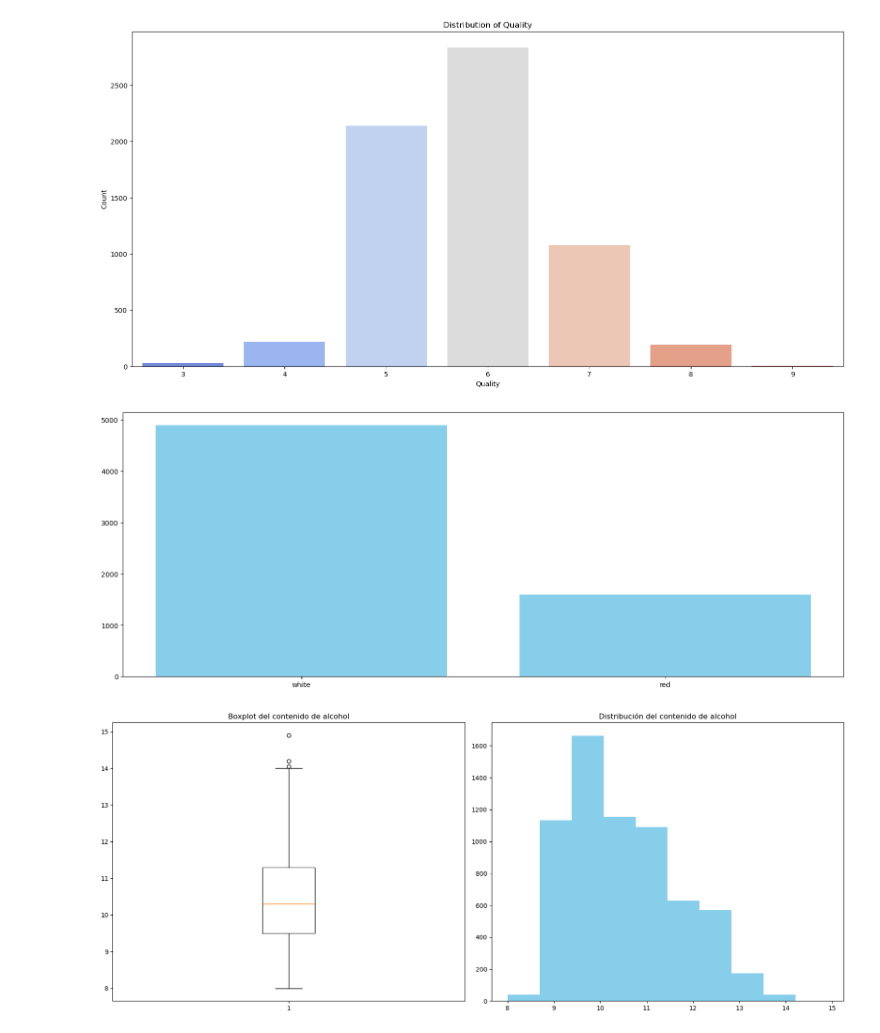
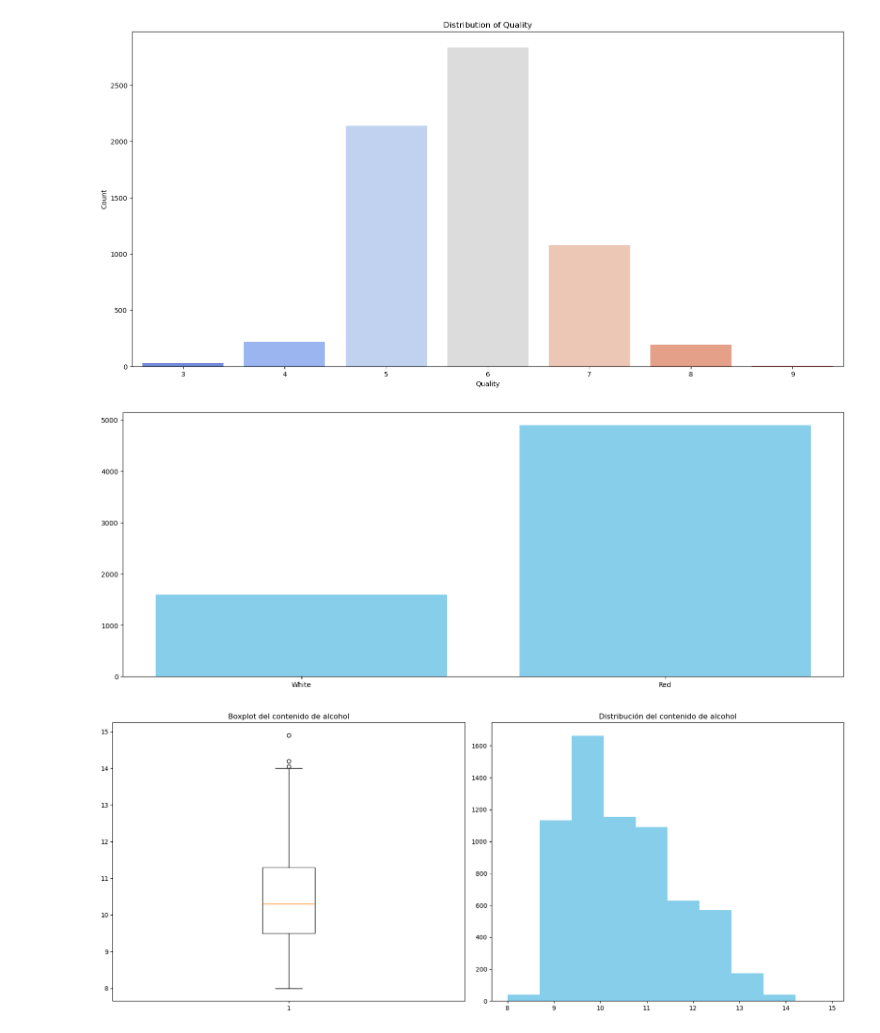
Before and after one commit to pdro-ruiz/Data-Science-Projects, a Jupyter notebook: Machine Learning Projects/Wine Quality Prediction/wine_quality.ipynb, the cells around one changed output. Cells and saved outputs as stored; diff of their text form; code cells hidden in the pictures.

```diff
--- a/Machine Learning Projects/Wine Quality Prediction/wine_quality.ipynb
+++ b/Machine Learning Projects/Wine Quality Prediction/wine_quality.ipynb
@@ -84,0 +148,3 @@ df.describe()
+# %%
+encoder = LabelEncoder()
+df['type'] = encoder.fit_transform(df['type'])
@@ -99,9 +176,3 @@ sulphates                4
 alcohol                  0
 quality                  0
 dtype: int64
-# %%
-for col in df.columns:
-    if df[col].isnull().sum() > 0:
-        df[col].fillna(df[col].mean(), inplace=True)
-
-df.isnull().sum()
@@ -122,0 +185,6 @@ dtype: int64
+# %%
+imputer = KNNImputer(n_neighbors=5)
+
+df = pd.DataFrame(imputer.fit_transform(df), columns=df.columns)
+
+df.isnull().sum()
@@ -134,14 +223,14 @@ plt.show()
 # %%
 # sum type
 type_sum = df['type'].value_counts()
 
 # plot type
 plt.figure(figsize=(19, 7))
 plt.bar(type_sum.index, type_sum.values, color='skyblue')
-plt.xticks(type_sum.index, ['white', 'red'])
+plt.xticks(type_sum.index, ['Red', 'White'])
 plt.show()
 # %% [output]
-[figure, old version]
+[figure, new version]
 # %%
 plt.figure(figsize=(17, 7))
 
```
Also changed, not shown: parts of 20 cells of this notebook.
